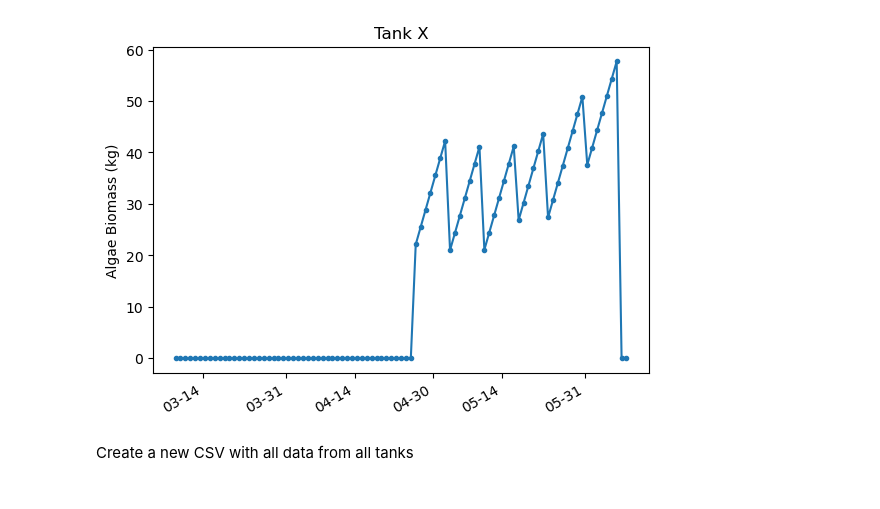
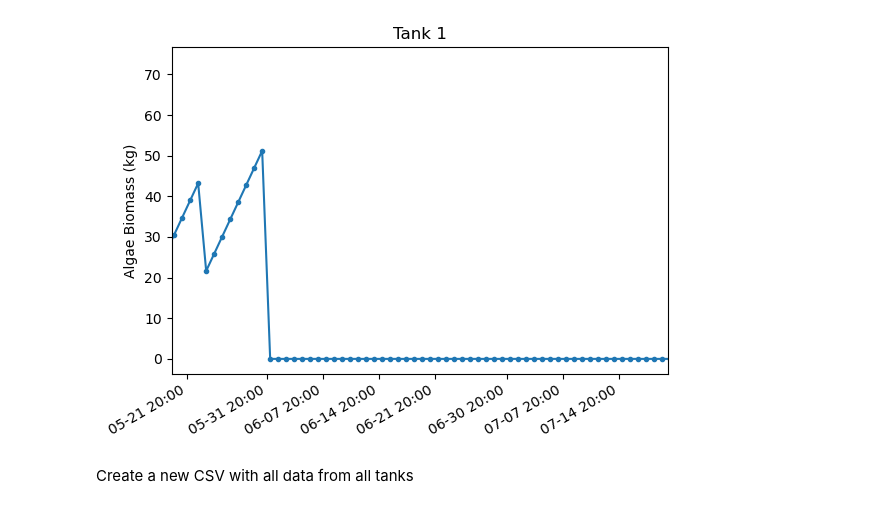
Before and after one commit to wFairmanOlin/Biomass, a Jupyter notebook: data/harvest_process.ipynb, the cells around one changed output. Saved outputs shown, nothing was run; the diff lists cells and outputs as text; code cells hidden in the pictures.

Commit message:
added new manually collected data

```diff
--- a/data/harvest_process.ipynb
+++ b/data/harvest_process.ipynb
@@ -77,14 +79,21 @@ def get_algae_mass(start_date, end_date, tank):
     return algae_mass
 # %%
+# Set date format for x-axis labels
+date_fmt = '%m-%d %H:%M'
+# Use DateFormatter to set the data to the correct format.
+date_formatter = mdates.DateFormatter(date_fmt, tz=(pytz.timezone("US/Eastern")))
+
+
 start_date = datetime(2023, 3, 9, 11, 0)
-end_date = datetime(2023, 6, 8, 11, 0)
+end_date = datetime(2023, 7, 20, 11, 0)
 days = (end_date - start_date).days
 date_range = [start_date + timedelta(hours=24*i) for i in range(days + 2)]
-algae_mass = get_algae_mass(start_date, end_date, 8)
+tank = 1
+algae_mass = get_algae_mass(start_date, end_date, tank)
 
-lower = datetime(2023, 4, 9, hour=23)
+lower = datetime(2023, 5, 19, hour=23)
 lower = pytz.timezone("US/Eastern").localize(lower)
-upper = datetime(2023, 6, 8, hour=23)
+upper = datetime(2023, 7, 20, hour=23)
 upper = pytz.timezone("US/Eastern").localize(upper)
 
 plt.figure()
@@ -93,8 +102,8 @@ plt.gcf().autofmt_xdate()
 plt.gca().xaxis.set_major_formatter(date_formatter)
 
 plt.ylabel("Algae Biomass (kg)")
-plt.title("Tank X")
-# plt.xlim(lower, upper)
+plt.title("Tank " + str(tank))
+plt.xlim(lower, upper)
 # plt.ylim(, 70)
 plt.show()
 # %% [output]
@@ -103,4 +110,4 @@ plt.show()
-[figure, old version]
+[figure, new version]
 # %% [markdown]
 Create a new CSV with all data from all tanks
 # %%
```
Also changed, not shown: parts of 4 cells of this notebook, 4 other files.
